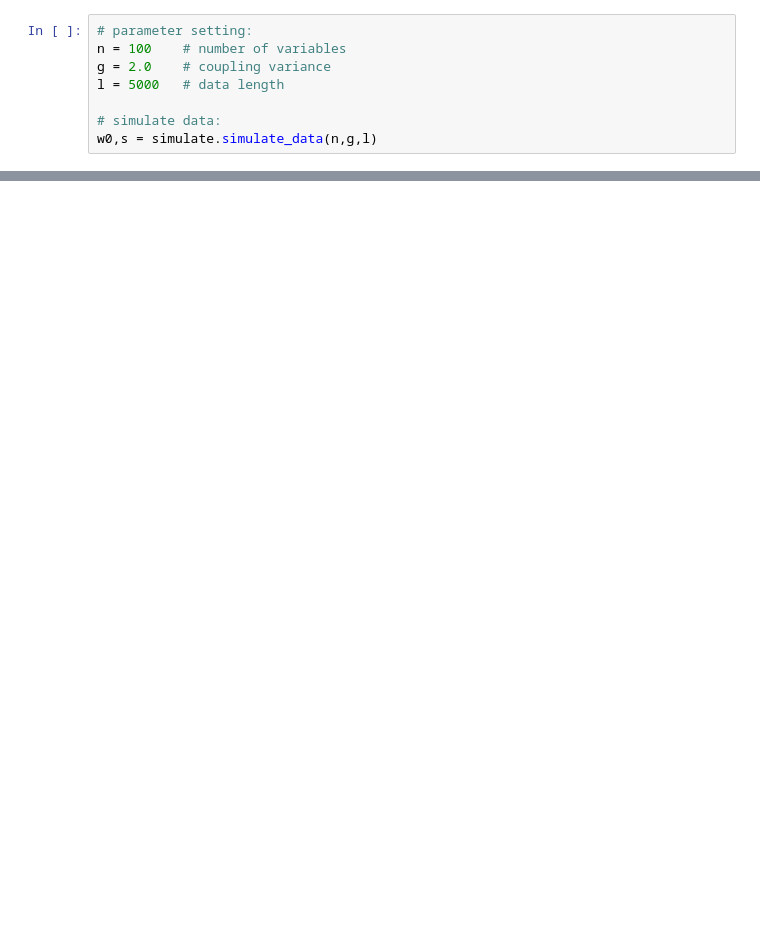
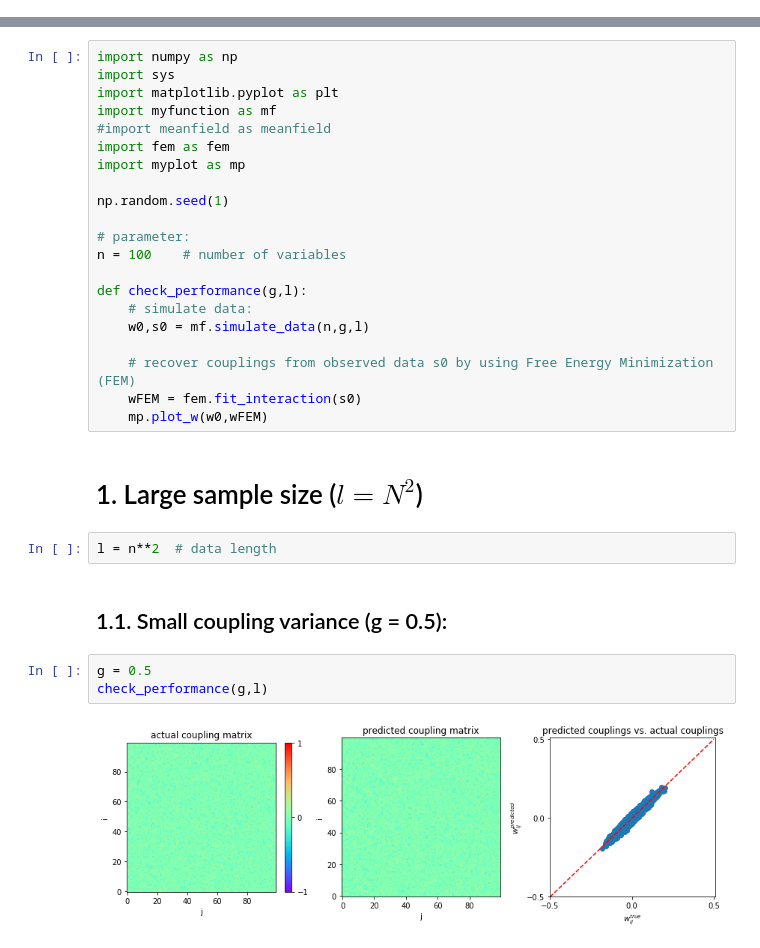
Before and after one commit to DanhTaiHoang/network-inference, a Jupyter notebook: sphinx/codesource/fem.ipynb, the cells around one changed output, grey strips where cells are left out. Saved outputs shown, nothing was run; the diff lists cells and outputs as text; blank space fills up the shorter version.

```diff
--- a/sphinx/codesource/fem.ipynb
+++ b/sphinx/codesource/fem.ipynb
@@ -20,8 +0,0 @@ As a first axample, we consider a system of $N = 100$ variables, coupling varian
-# %%
-# parameter setting:
-n = 100    # number of variables
-g = 2.0    # coupling variance
-l = 5000   # data length
-
-# simulate data:
-w0,s = simulate.simulate_data(n,g,l)
@@ -86,0 +4,32 @@ print('MSE:',MSE)
+# %%
+import numpy as np
+import sys
+import matplotlib.pyplot as plt
+import myfunction as mf
+#import meanfield as meanfield
+import fem as fem
+import myplot as mp
+
+np.random.seed(1)
+
+# parameter:
+n = 100    # number of variables
+
+def check_performance(g,l):
+    # simulate data:
+    w0,s0 = mf.simulate_data(n,g,l)
+
+    # recover couplings from observed data s0 by using Free Energy Minimization (FEM)
+    wFEM = fem.fit_interaction(s0)
+    mp.plot_w(w0,wFEM)
+# %% [markdown]
+# 1. Large sample size ($l = N^2$)
+# %%
+l = n**2  # data length
+# %% [markdown]
+## 1.1. Small coupling variance (g = 0.5):
+# %%
+g = 0.5
+check_performance(g,l)
+# %% [output]
+[figure, added]
```
Also changed, not shown: parts of 24 cells of this notebook, 36 other files.
